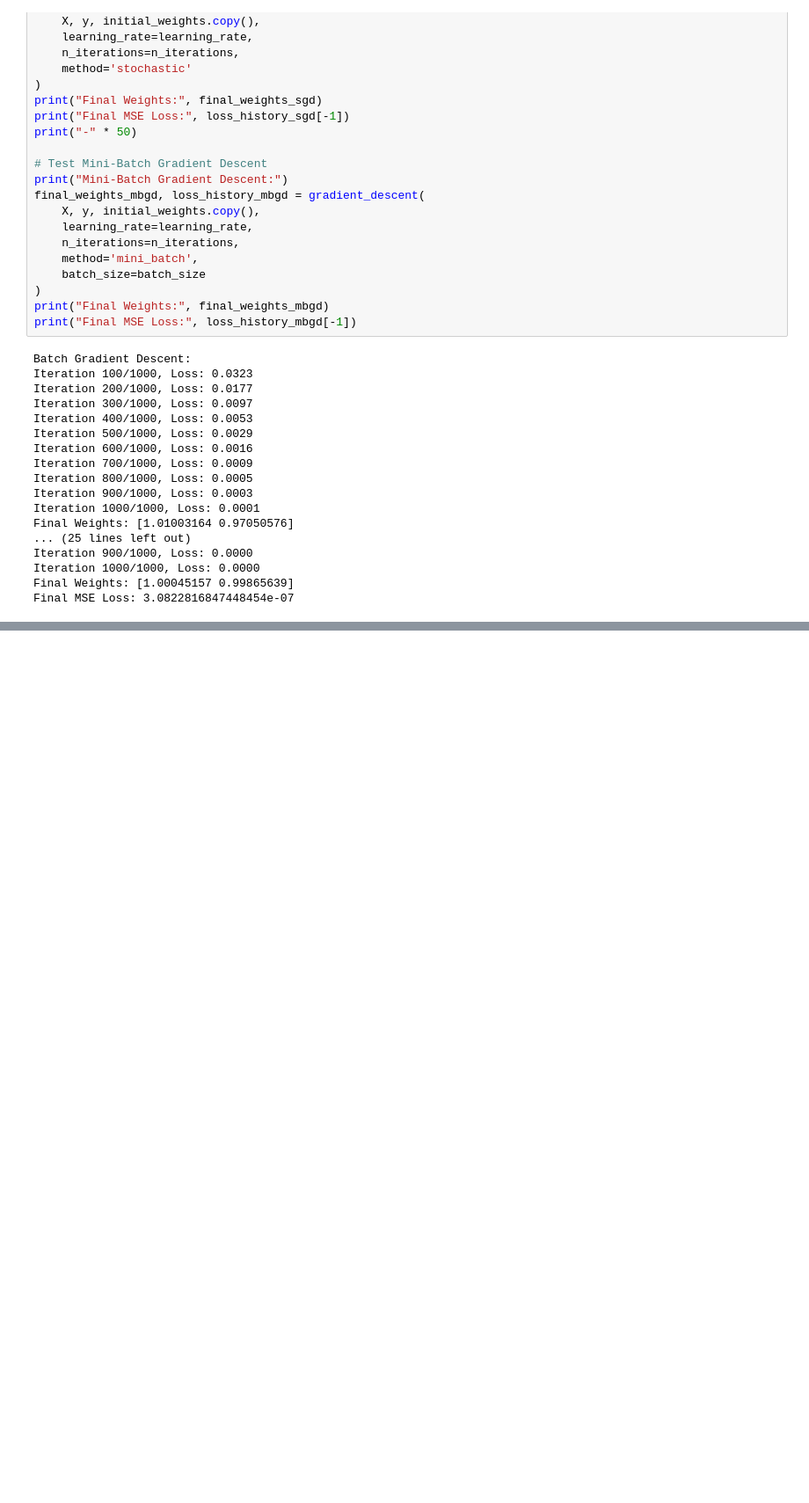
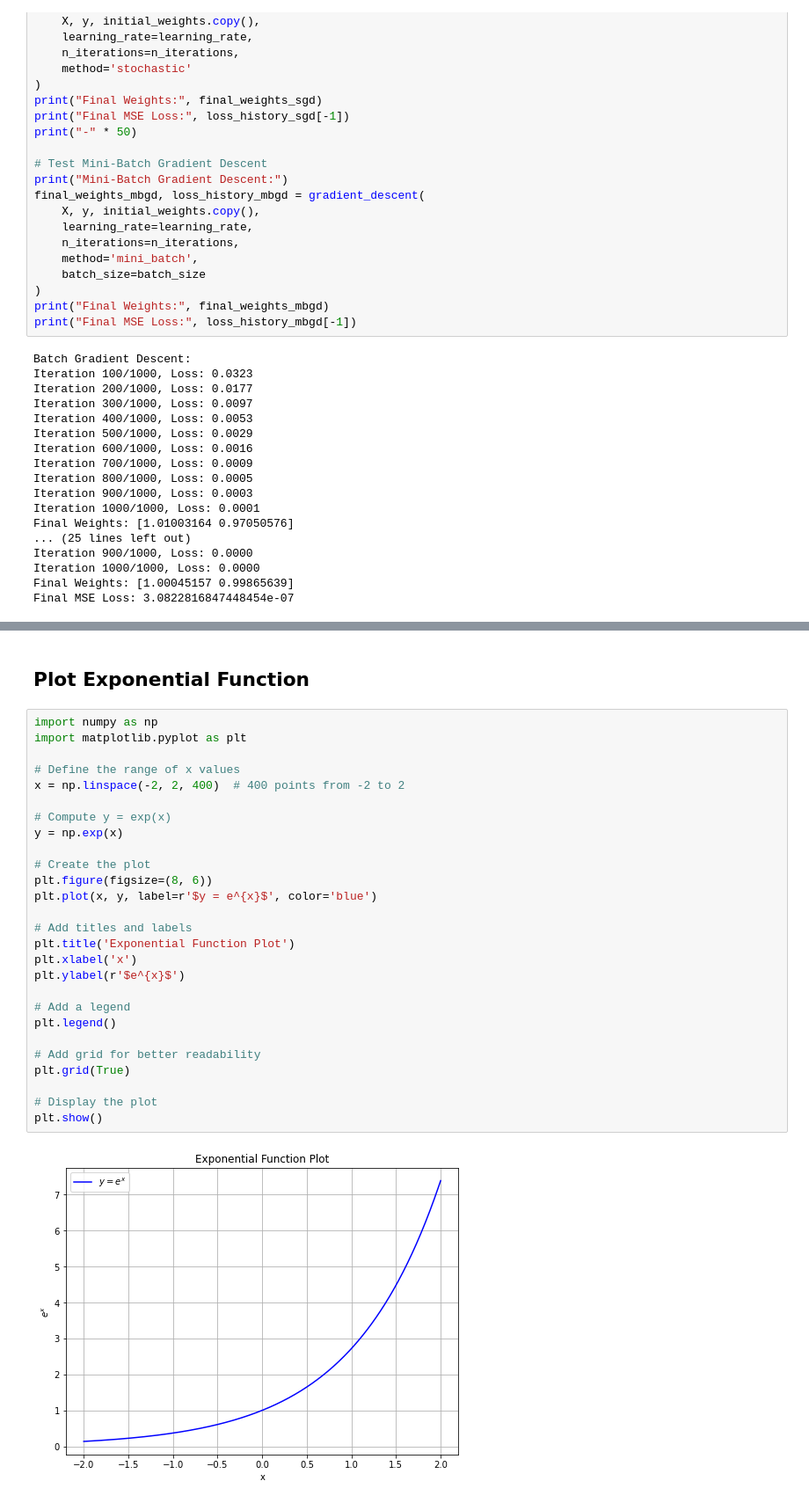
Before and after one commit to KennethWang1221/Leetcode, a Jupyter notebook: data_structures/ML_0047_Gradient_Descent_Variants.ipynb, the cells around one changed output, grey strips where cells are left out. Shown at 88% size. Drawn from its saved outputs; the diff is of its cells as text; blank space fills up the shorter version.

```diff
--- a/data_structures/ML_0047_Gradient_Descent_Variants.ipynb
+++ b/data_structures/ML_0047_Gradient_Descent_Variants.ipynb
@@ -228,0 +355,31 @@ Final MSE Loss: 3.0822816847448454e-07
+# %% [markdown]
+## Plot Exponential Function
+# %%
+import numpy as np
+import matplotlib.pyplot as plt
+
+# Define the range of x values
+x = np.linspace(-2, 2, 400)  # 400 points from -2 to 2
+
+# Compute y = exp(x)
+y = np.exp(x)
+
+# Create the plot
+plt.figure(figsize=(8, 6))
+plt.plot(x, y, label=r'$y = e^{x}$', color='blue')
+
+# Add titles and labels
+plt.title('Exponential Function Plot')
+plt.xlabel('x')
+plt.ylabel(r'$e^{x}$')
+
+# Add a legend
+plt.legend()
+
+# Add grid for better readability
+plt.grid(True)
+
+# Display the plot
+plt.show()
+# %% [output]
+[figure, added]
```
Also changed, not shown: parts of 5 cells of this notebook, 1 other file.
